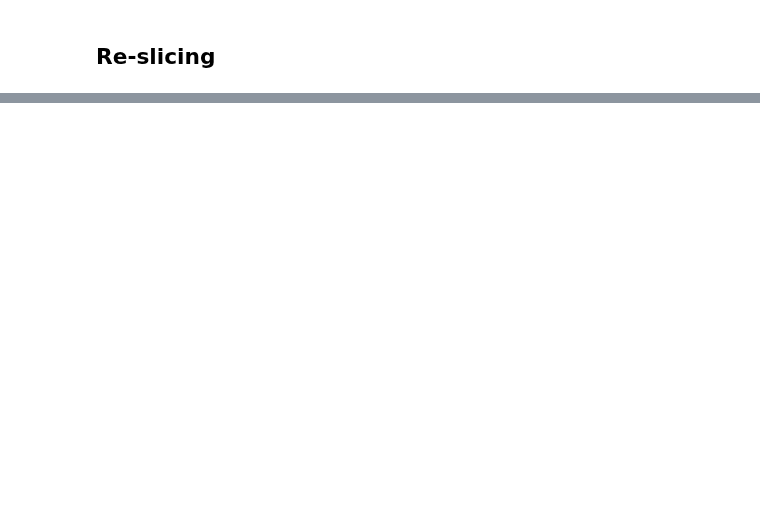
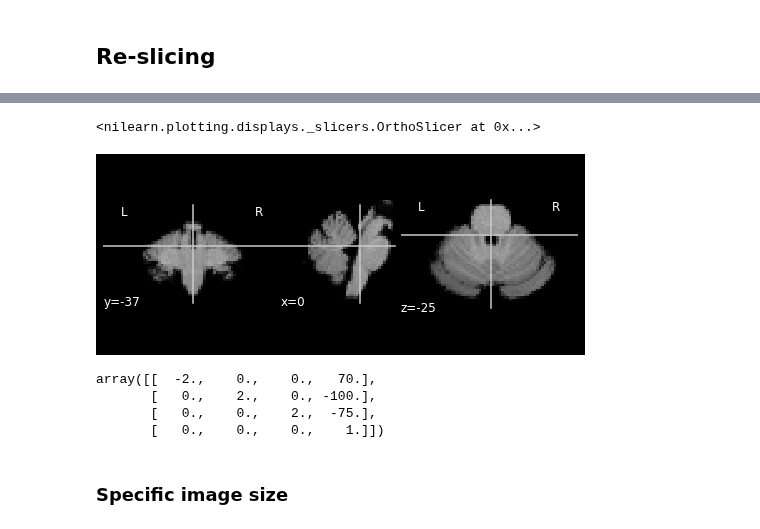
Before and after one commit to DiedrichsenLab/SUITPy, a Jupyter notebook: docs/source/notebooks/reslice_example.ipynb, the cells around one changed output, grey strips where cells are left out. Drawn from its saved outputs; the diff is of its cells as text; code cells hidden in the pictures; blank space fills up the shorter version.

```diff
--- a/docs/source/notebooks/reslice_example.ipynb
+++ b/docs/source/notebooks/reslice_example.ipynb
@@ -80,0 +29,17 @@ plotting.plot_anat(output_img, cut_coords=[-1,-54, -33])
+# %%
+output_list = reslice.reslice_image(['anatomical_sess-01.nii'], 'y_suitdef.nii', 'c_anatomical_sess-01_pcereb.nii', 1, (2,2,2), None, 'Affine_anatomical_sess-01_seg1.mat')
+# %%
+plotting.plot_anat(output_list[0])
+# %% [output]
+<nilearn.plotting.displays._slicers.OrthoSlicer at 0x...>
+[figure, added]
+# %%
+# Voxel size has been changed.
+output_list[0].affine
+# %% [output]
+array([[  -2.,    0.,    0.,   70.],
+       [   0.,    2.,    0., -100.],
+       [   0.,    0.,    2.,  -75.],
+       [   0.,    0.,    0.,    1.]])
+# %% [markdown]
+### Specific image size
```
Also changed, not shown: parts of 36 cells of this notebook.
